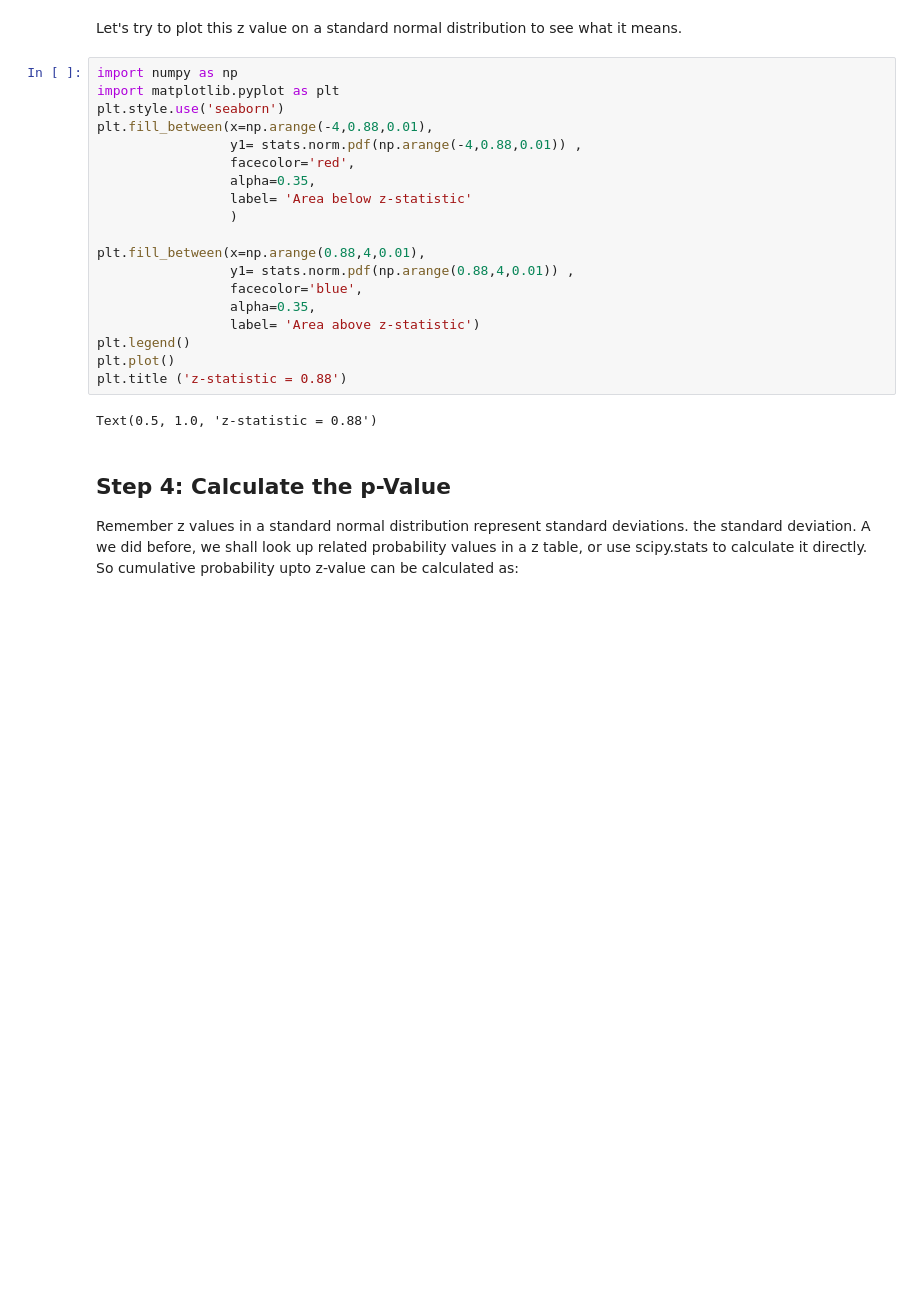
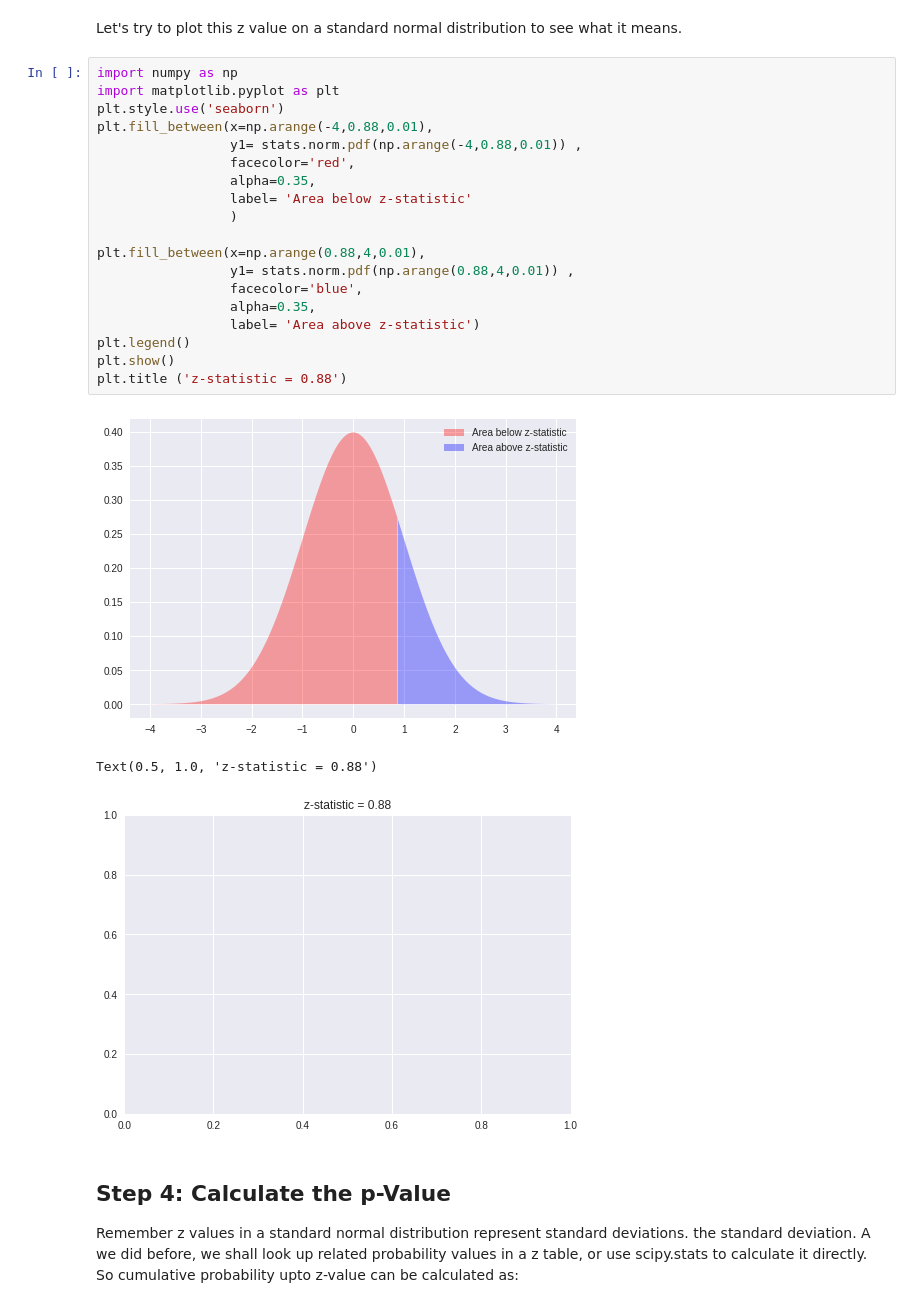
Before and after one commit to karenyilin/dsc-1-09-19-one-sample-z-test-nyc-ds-career-012819, a Jupyter notebook: index.ipynb, the cells around one changed output. Saved outputs shown, nothing was run; the diff lists cells and outputs as text; blank space fills up the shorter version.

```diff
--- a/index.ipynb
+++ b/index.ipynb
@@ -100,24 +100,26 @@ Let's try to plot this z value on a standard normal distribution to see what it
 # %%
 import numpy as np
 import matplotlib.pyplot as plt
 plt.style.use('seaborn')
 plt.fill_between(x=np.arange(-4,0.88,0.01),
                  y1= stats.norm.pdf(np.arange(-4,0.88,0.01)) ,
                  facecolor='red',
                  alpha=0.35,
                  label= 'Area below z-statistic'
                  )
 
 plt.fill_between(x=np.arange(0.88,4,0.01),
                  y1= stats.norm.pdf(np.arange(0.88,4,0.01)) ,
                  facecolor='blue',
                  alpha=0.35,
                  label= 'Area above z-statistic')
 plt.legend()
-plt.plot()
+plt.show()
 plt.title ('z-statistic = 0.88')
 # %% [output]
+[figure, added]
 Text(0.5, 1.0, 'z-statistic = 0.88')
+[figure, added]
 # %% [markdown]
 ## Step 4:  Calculate the p-Value
 
```
